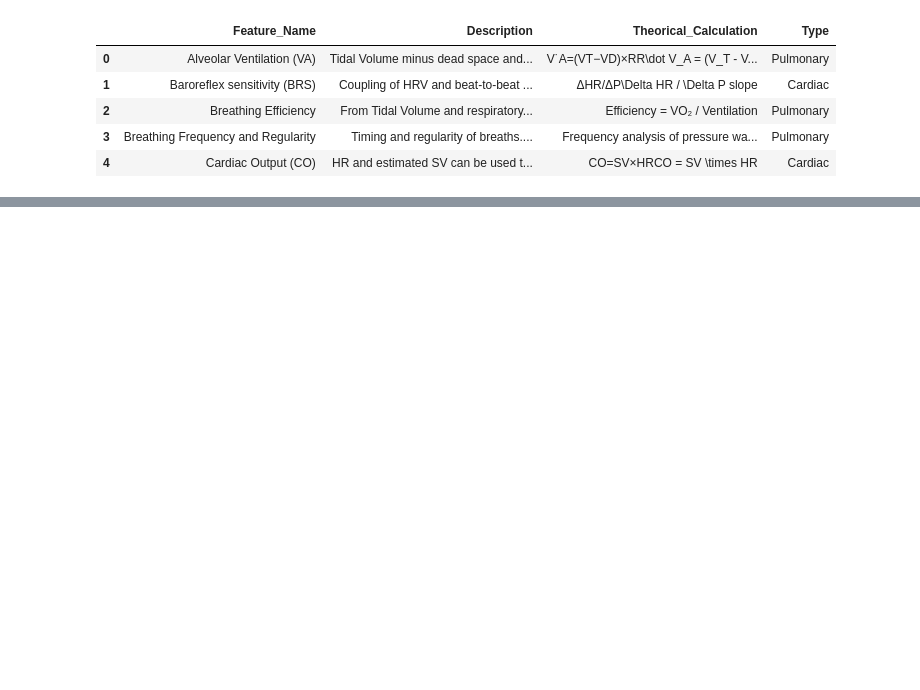
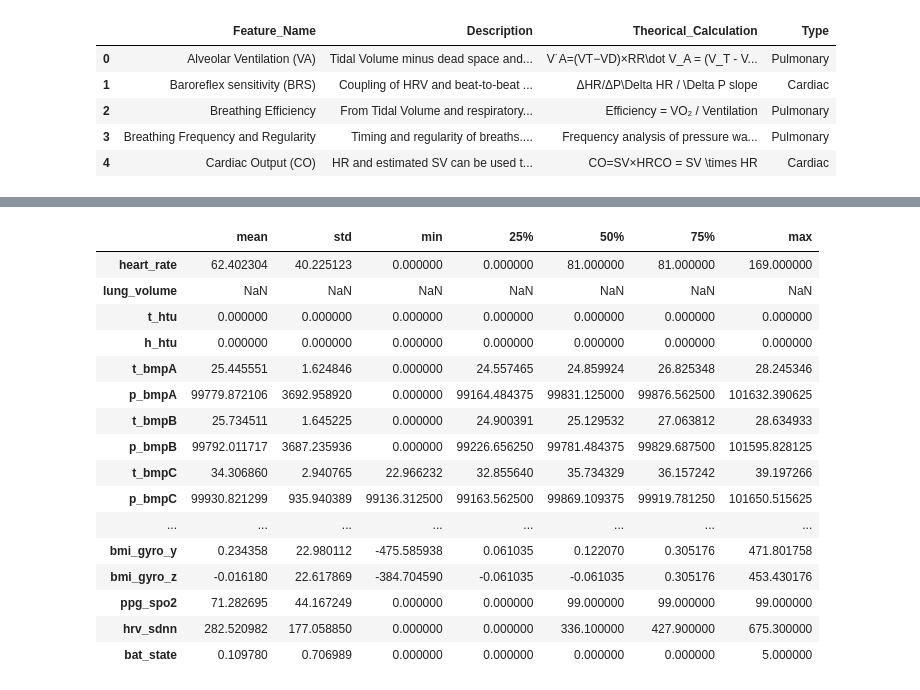
Before and after one commit to AeroCardia-DS/aerocardia, a Jupyter notebook: notebooks/aerocardia-v1.ipynb, the cells around one changed output, grey strips where cells are left out. Cells and saved outputs as stored; diff of their text form; code cells hidden in the pictures; blank space fills up the shorter version.

```diff
--- a/notebooks/aerocardia-v1.ipynb
+++ b/notebooks/aerocardia-v1.ipynb
@@ -192,0 +147,23 @@ df_baseline.head()
+# %%
+df_1 = pd.read_csv('../data/a595d7b2-4221-4961-a8b9-cf72eb07af14_samples.csv')
+df_2 = pd.read_csv('../data/3ae687a7-fb94-4e75-a6ed-ddb3e00e132a_samples.csv')
+df_3 = pd.read_csv('../data/743e9adb-3e6a-4f21-be67-76f8174fd899_samples.csv')
+df_4 = pd.read_csv('../data/54032ac3-52b9-4af7-872f-2a6809af931c_samples.csv')
+df_5 = pd.read_csv('../data/863b3091-8ee3-4e7e-bd32-36792ecf6835_samples.csv')
+df_6 = pd.read_csv('../data/f4ea9b0c-5aba-475d-9dc4-01607c751b66_samples.csv')
+df_7 = pd.read_csv('../data/ea9bdde1-f8cc-416c-a8d2-9df30757e0a9_samples.csv')
+df_8 = pd.read_csv('../data/6b28f23a-b0a5-48f8-8058-6bd1ad9d7bff_samples.csv')
+df_9 = pd.read_csv('../data/f4ea9b0c-5aba-475d-9dc4-01607c751b66_samples.csv')
+df_10 = pd.read_csv('../data/5253bfbc-b99b-41af-b0b8-4ffa3a7c4362_samples.csv')
+df_11 = pd.read_csv('../data/53056c36-b725-42a8-9d17-aefac2eb80f9_samples.csv')
+
+df_final = pd.concat([df_1, df_2, df_3, df_4, df_5, df_6, df_7, df_8, df_9, df_10, df_11], ignore_index=True)
+# Feature Engineering
+# We are creating two more features  date and time
+df_final['Date'] = df_final['timestamp'].map(lambda x : x.split('T')[0])
+df_final['Time'] = df_final['timestamp'].map(lambda x : x.split('T')[1])
+
+df_final.drop(columns=['experiment_id', 'patient_id', 'timestamp'], inplace=True)
+
+df_final['Date'] = pd.to_datetime(df_final['Date'])
+df_final.info()
@@ -220,0 +265,22 @@ dtype: float64
+# %%
+num_cols = df_final.select_dtypes(include=['int64', 'float64']).columns
+only_num = df_final[num_cols].describe().T.drop(columns=['count'], axis=1)
+only_num
+# %% [output]
+|  | mean | std | min | 25% | 50% | 75% | max |
+| heart_rate | 62.402304 | 40.225123 | 0.000000 | 0.000000 | 81.000000 | 81.000000 | 169.000000 |
+| lung_volume | NaN | NaN | NaN | NaN | NaN | NaN | NaN |
+| t_htu | 0.000000 | 0.000000 | 0.000000 | 0.000000 | 0.000000 | 0.000000 | 0.000000 |
+| h_htu | 0.000000 | 0.000000 | 0.000000 | 0.000000 | 0.000000 | 0.000000 | 0.000000 |
+| t_bmpA | 25.445551 | 1.624846 | 0.000000 | 24.557465 | 24.859924 | 26.825348 | 28.245346 |
+| p_bmpA | 99779.872106 | 3692.958920 | 0.000000 | 99164.484375 | 99831.125000 | 99876.562500 | 101632.390625 |
+| t_bmpB | 25.734511 | 1.645225 | 0.000000 | 24.900391 | 25.129532 | 27.063812 | 28.634933 |
+| p_bmpB | 99792.011717 | 3687.235936 | 0.000000 | 99226.656250 | 99781.484375 | 99829.687500 | 101595.828125 |
+| t_bmpC | 34.306860 | 2.940765 | 22.966232 | 32.855640 | 35.734329 | 36.157242 | 39.197266 |
+| p_bmpC | 99930.821299 | 935.940389 | 99136.312500 | 99163.562500 | 99869.109375 | 99919.781250 | 101650.515625 |
+| ... | ... | ... | ... | ... | ... | ... | ... |
+| bmi_gyro_y | 0.234358 | 22.980112 | -475.585938 | 0.061035 | 0.122070 | 0.305176 | 471.801758 |
+| bmi_gyro_z | -0.016180 | 22.617869 | -384.704590 | -0.061035 | -0.061035 | 0.305176 | 453.430176 |
+| ppg_spo2 | 71.282695 | 44.167249 | 0.000000 | 0.000000 | 99.000000 | 99.000000 | 99.000000 |
+| hrv_sdnn | 282.520982 | 177.058850 | 0.000000 | 0.000000 | 336.100000 | 427.900000 | 675.300000 |
+| bat_state | 0.109780 | 0.706989 | 0.000000 | 0.000000 | 0.000000 | 0.000000 | 5.000000 |
```
Also changed, not shown: parts of 27 cells of this notebook, 7 other files.
